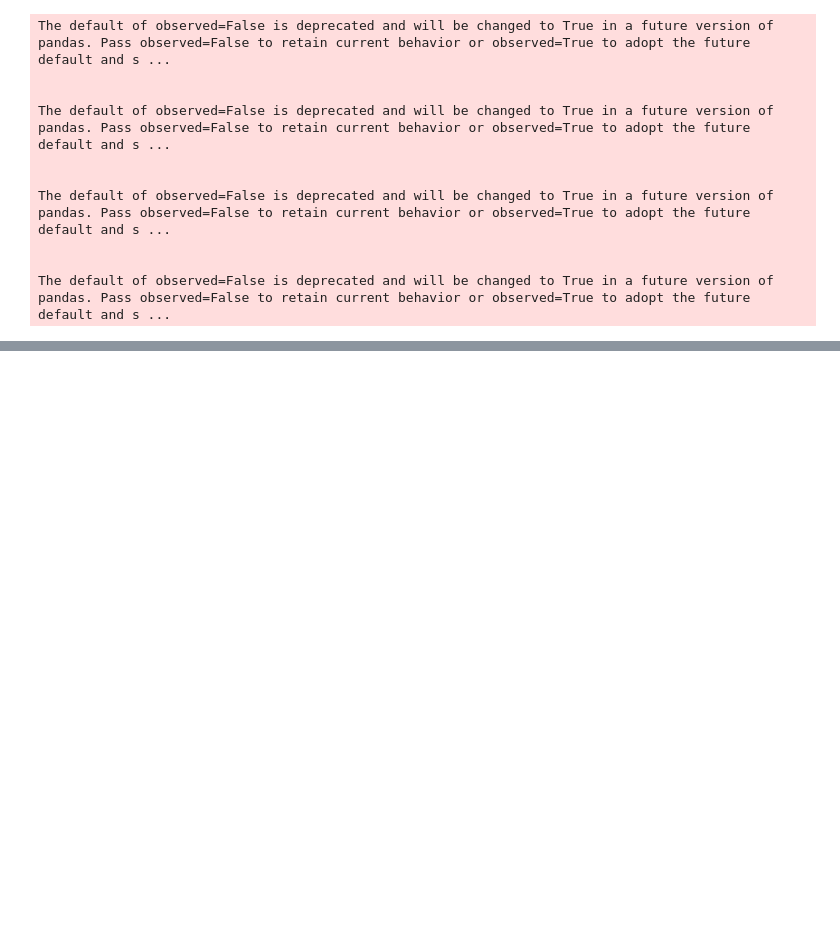
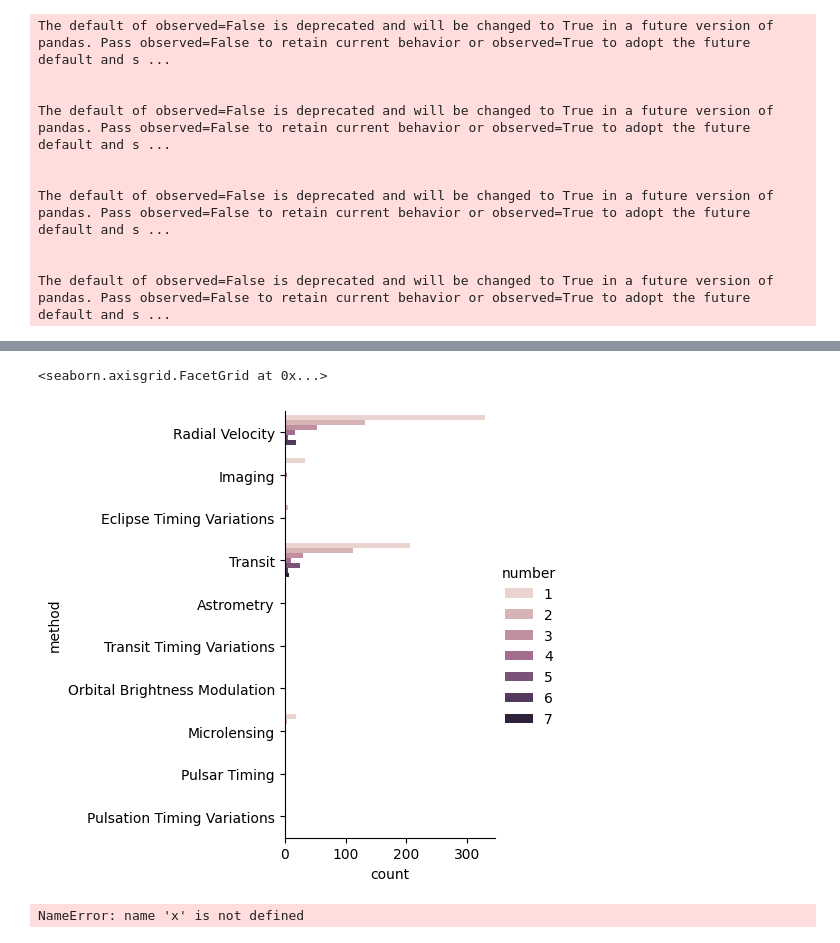
Before and after one commit to muskan-student/pythondata-analytics, a Jupyter notebook: data visualization.ipynb, the cells around one changed output, grey strips where cells are left out. Saved outputs shown, nothing was run; the diff lists cells and outputs as text; code cells hidden in the pictures; blank space fills up the shorter version.

```diff
--- a/data visualization.ipynb
+++ b/data visualization.ipynb
@@ -207,0 +308,21 @@ NameError: name 'planets' is not defined
+# %%
+sns.catplot(
+    data = plat,
+    y = 'method',
+    #y= 'mass',
+    hue = 'number',
+    kind = 'count'
+
+)
+# %% [output]
+<seaborn.axisgrid.FacetGrid at 0x...>
+[figure, added]
+# %%
+x.treemap(
+    data_frame = plat,
+    path = ['distance','method','mass'],
+    values = 'year'
+
+)
+# %% [output]
+NameError: name 'x' is not defined
```
Also changed, not shown: parts of 21 cells of this notebook, 4 other files.
